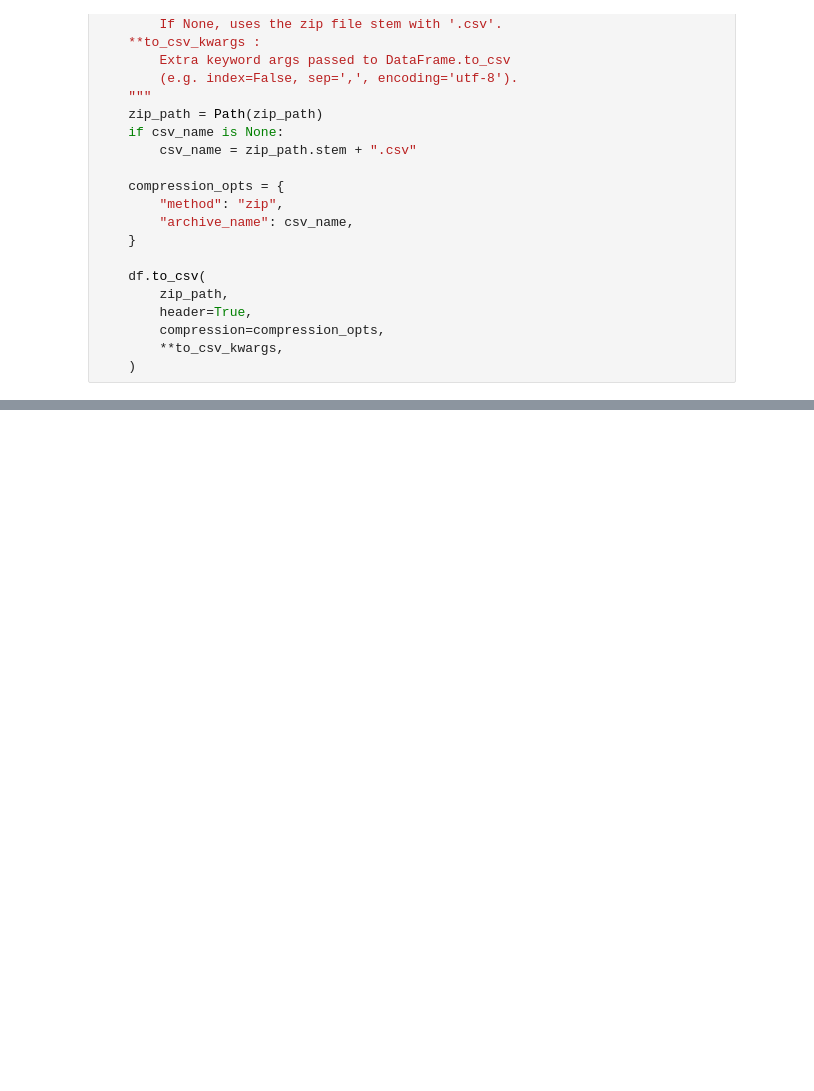
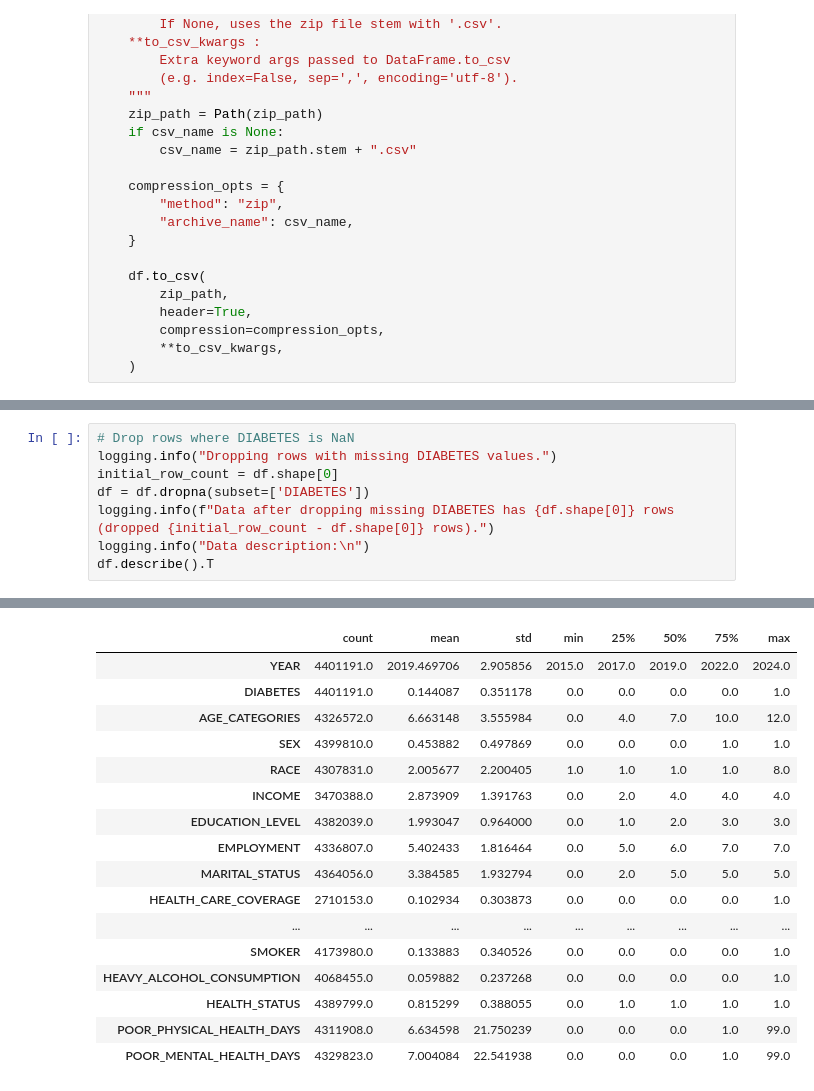
Before and after one commit to cmendonsa/brfss-diabetes-trends, a Jupyter notebook: analysis/2_data_preparation.ipynb, the cells around one changed output, grey strips where cells are left out. Cells and saved outputs as stored; diff of their text form; blank space fills up the shorter version.

```diff
--- a/analysis/2_data_preparation.ipynb
+++ b/analysis/2_data_preparation.ipynb
@@ -185,0 +218,9 @@ for col in df.columns:
+# %%
+# Drop rows where DIABETES is NaN
+logging.info("Dropping rows with missing DIABETES values.")
+initial_row_count = df.shape[0]
+df = df.dropna(subset=['DIABETES'])
+logging.info(f"Data after dropping missing DIABETES has {df.shape[0]} rows (dropped {initial_row_count - df.shape[0]} rows).")
+logging.info("Data description:\n")
+df.describe().T
+# %% [output]
@@ -185,0 +230,17 @@ for col in df.columns:
+|  | count | mean | std | min | 25% | 50% | 75% | max |
+| YEAR | 4401191.0 | 2019.469706 | 2.905856 | 2015.0 | 2017.0 | 2019.0 | 2022.0 | 2024.0 |
+| DIABETES | 4401191.0 | 0.144087 | 0.351178 | 0.0 | 0.0 | 0.0 | 0.0 | 1.0 |
+| AGE_CATEGORIES | 4326572.0 | 6.663148 | 3.555984 | 0.0 | 4.0 | 7.0 | 10.0 | 12.0 |
+| SEX | 4399810.0 | 0.453882 | 0.497869 | 0.0 | 0.0 | 0.0 | 1.0 | 1.0 |
+| RACE | 4307831.0 | 2.005677 | 2.200405 | 1.0 | 1.0 | 1.0 | 1.0 | 8.0 |
+| INCOME | 3470388.0 | 2.873909 | 1.391763 | 0.0 | 2.0 | 4.0 | 4.0 | 4.0 |
+| EDUCATION_LEVEL | 4382039.0 | 1.993047 | 0.964000 | 0.0 | 1.0 | 2.0 | 3.0 | 3.0 |
+| EMPLOYMENT | 4336807.0 | 5.402433 | 1.816464 | 0.0 | 5.0 | 6.0 | 7.0 | 7.0 |
+| MARITAL_STATUS | 4364056.0 | 3.384585 | 1.932794 | 0.0 | 2.0 | 5.0 | 5.0 | 5.0 |
+| HEALTH_CARE_COVERAGE | 2710153.0 | 0.102934 | 0.303873 | 0.0 | 0.0 | 0.0 | 0.0 | 1.0 |
+| ... | ... | ... | ... | ... | ... | ... | ... | ... |
+| SMOKER | 4173980.0 | 0.133883 | 0.340526 | 0.0 | 0.0 | 0.0 | 0.0 | 1.0 |
+| HEAVY_ALCOHOL_CONSUMPTION | 4068455.0 | 0.059882 | 0.237268 | 0.0 | 0.0 | 0.0 | 0.0 | 1.0 |
+| HEALTH_STATUS | 4389799.0 | 0.815299 | 0.388055 | 0.0 | 1.0 | 1.0 | 1.0 | 1.0 |
+| POOR_PHYSICAL_HEALTH_DAYS | 4311908.0 | 6.634598 | 21.750239 | 0.0 | 0.0 | 0.0 | 1.0 | 99.0 |
+| POOR_MENTAL_HEALTH_DAYS | 4329823.0 | 7.004084 | 22.541938 | 0.0 | 0.0 | 0.0 | 1.0 | 99.0 |
```
Also changed, not shown: parts of 29 cells of this notebook.
